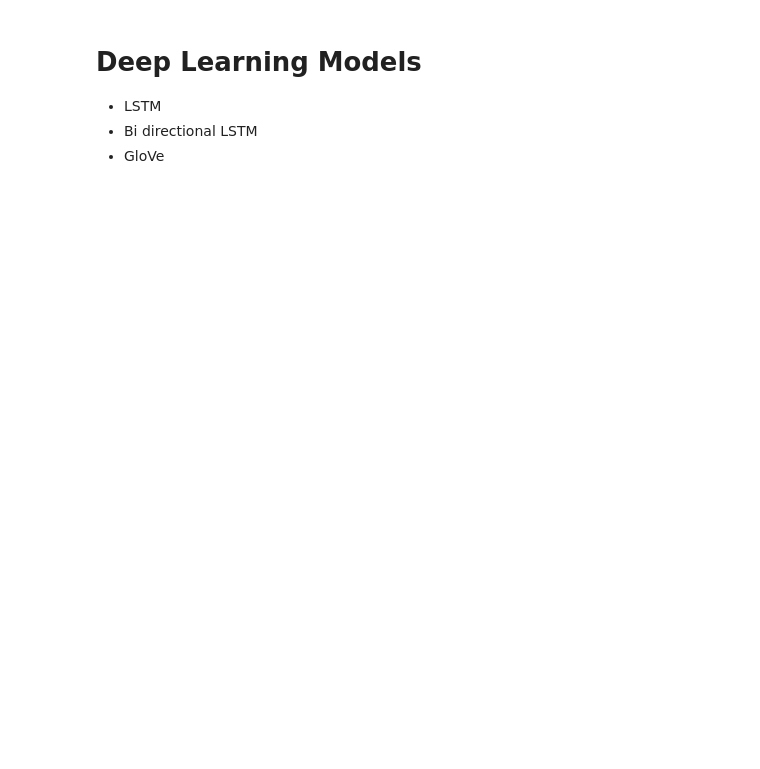
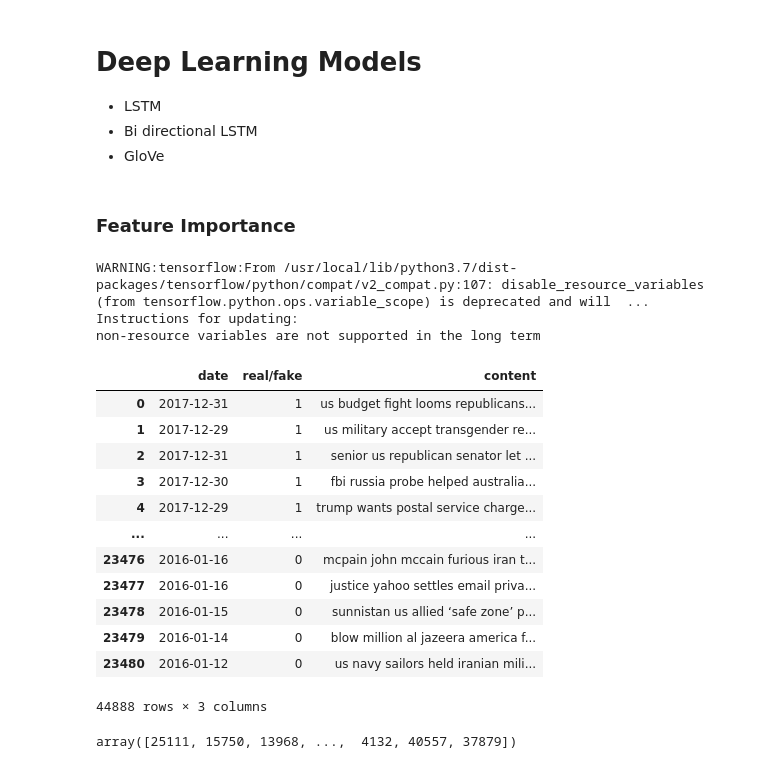
Before and after one commit to zhouchun0105/Fake-News-Detection-Project-BA865, a Jupyter notebook: BA865_word_frequency_and_sentimental_analysis.ipynb, the cells around one changed output. Cells and saved outputs as stored; diff of their text form; code cells hidden in the pictures; blank space fills up the shorter version.

```diff
--- a/BA865_word_frequency_and_sentimental_analysis.ipynb
+++ b/BA865_word_frequency_and_sentimental_analysis.ipynb
@@ -769,3 +687,38 @@ ax.set_xticklabels(ax.get_xticklabels(), rotation=50, ha="right")
 *   LSTM
 *   Bi directional LSTM
 *   GloVe
+# %% [markdown]
+### Feature Importance
+# %%
+### shaply
+
+import tensorflow as tf
+tf.compat.v1.disable_v2_behavior()
+#tf.compat.v1.enable_eager_execution()
+
+from tensorflow import keras
+from keras import layers
+from google.colab import files
+import pandas as pd
+import io
+import numpy as np
+# %% [output]
+WARNING:tensorflow:From /usr/local/lib/python3.7/dist-packages/tensorflow/python/compat/v2_compat.py:107: disable_resource_variables (from tensorflow.python.ops.variable_scope) is deprecated and will  ...
+Instructions for updating:
+non-resource variables are not supported in the long term
+# %%
+clean_news
+# %% [output]
+|  | date | real/fake | content |
+| 0 | 2017-12-31 | 1 | us budget fight looms republicans... |
+| 1 | 2017-12-29 | 1 | us military accept transgender re... |
+| 2 | 2017-12-31 | 1 | senior us republican senator let ... |
+| 3 | 2017-12-30 | 1 | fbi russia probe helped australia... |
+| 4 | 2017-12-29 | 1 | trump wants postal service charge... |
+| ... | ... | ... | ... |
+| 23476 | 2016-01-16 | 0 | mcpain john mccain furious iran t... |
+| 23477 | 2016-01-16 | 0 | justice yahoo settles email priva... |
+| 23478 | 2016-01-15 | 0 | sunnistan us allied ‘safe zone’ p... |
+| 23479 | 2016-01-14 | 0 | blow million al jazeera america f... |
+| 23480 | 2016-01-12 | 0 | us navy sailors held iranian mili... |
+44888 rows × 3 columns
@@ -771,0 +729,4 @@ ax.set_xticklabels(ax.get_xticklabels(), rotation=50, ha="right")
+# %%
+shuffled_indices
+# %% [output]
+array([25111, 15750, 13968, ...,  4132, 40557, 37879])
```
Also changed, not shown: parts of 22 cells of this notebook.
